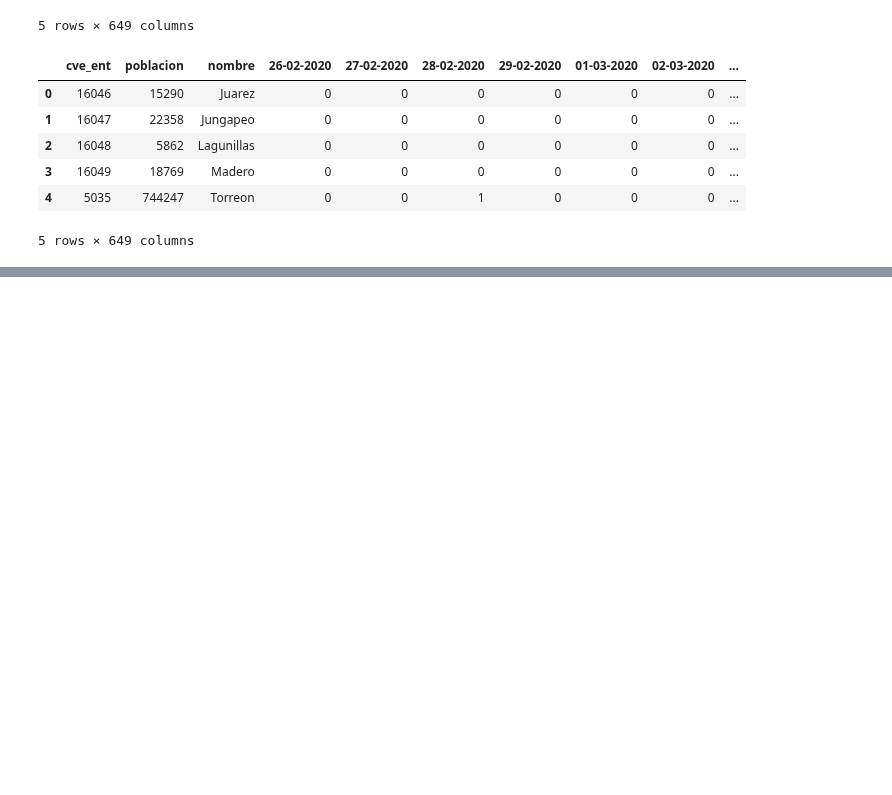
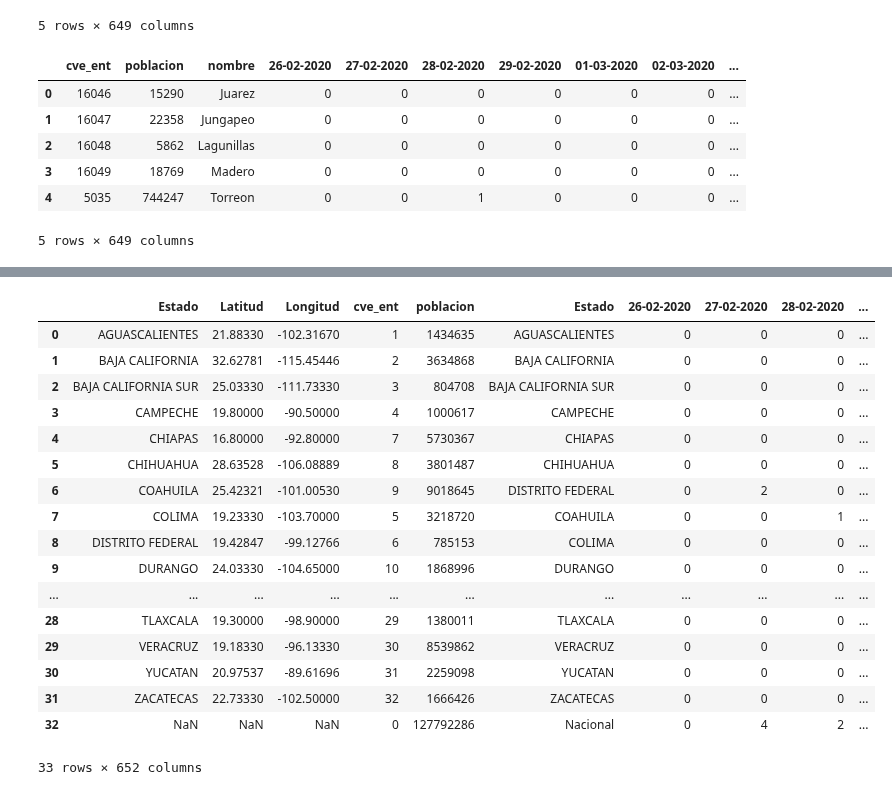
Before and after one commit to artthuro6/Covid-19, a Jupyter notebook: notebooks/Analisis/ETL.ipynb, the cells around one changed output, grey strips where cells are left out. Cells and saved outputs as stored; diff of their text form; code cells hidden in the pictures; blank space fills up the shorter version.

```diff
--- a/notebooks/Analisis/ETL.ipynb
+++ b/notebooks/Analisis/ETL.ipynb
@@ -36,9 +36,10 @@ df_municipal.head(5)
 | 4 | 5035 | 744247 | Torreon | 0 | 0 | 1 | 0 | 0 | 0 | ... |
 5 rows × 649 columns
 # %%
-l={}
+#Coordenadas de  estados
 with open('./../../datasets/cord.json', 'r', encoding='utf-8') as file:
     coordenada = file.read()
 
-print(coordenada)
+coordenada = json.loads(coordenada)
+coordenada
 # %% [output]
@@ -63,0 +68,4 @@ print(coordenada)
+# %%
+""" Cambiando de nombre una columna"""
+df_nacional.rename(columns={'nombre':'Estado'}, inplace=True)
+df_nacional.head(3)
@@ -63,0 +86,6 @@ print(coordenada)
+# %%
+""" Pasando a mayusculas todas los estados """
+df_coordenada = pd.DataFrame(coordenada)
+estado = [ w.upper() for w in df_coordenada.Estado]
+df_coordenada['Estado'] = estado
+df_coordenada.head(4)
@@ -63,0 +98,22 @@ print(coordenada)
+# %%
+""" Probando una merge con 2 tablas """
+pd.concat([df_coordenada.sort_values(by='Estado'), df_nacional.sort_values(by='Estado')], axis=1)
+# %% [output]
+|  | Estado | Latitud | Longitud | cve_ent | poblacion | Estado | 26-02-2020 | 27-02-2020 | 28-02-2020 | ... |
+| 0 | AGUASCALIENTES | 21.88330 | -102.31670 | 1 | 1434635 | AGUASCALIENTES | 0 | 0 | 0 | ... |
+| 1 | BAJA CALIFORNIA | 32.62781 | -115.45446 | 2 | 3634868 | BAJA CALIFORNIA | 0 | 0 | 0 | ... |
+| 2 | BAJA CALIFORNIA SUR | 25.03330 | -111.73330 | 3 | 804708 | BAJA CALIFORNIA SUR | 0 | 0 | 0 | ... |
+| 3 | CAMPECHE | 19.80000 | -90.50000 | 4 | 1000617 | CAMPECHE | 0 | 0 | 0 | ... |
+| 4 | CHIAPAS | 16.80000 | -92.80000 | 7 | 5730367 | CHIAPAS | 0 | 0 | 0 | ... |
+| 5 | CHIHUAHUA | 28.63528 | -106.08889 | 8 | 3801487 | CHIHUAHUA | 0 | 0 | 0 | ... |
+| 6 | COAHUILA | 25.42321 | -101.00530 | 9 | 9018645 | DISTRITO FEDERAL | 0 | 2 | 0 | ... |
+| 7 | COLIMA | 19.23330 | -103.70000 | 5 | 3218720 | COAHUILA | 0 | 0 | 1 | ... |
+| 8 | DISTRITO FEDERAL | 19.42847 | -99.12766 | 6 | 785153 | COLIMA | 0 | 0 | 0 | ... |
+| 9 | DURANGO | 24.03330 | -104.65000 | 10 | 1868996 | DURANGO | 0 | 0 | 0 | ... |
+| ... | ... | ... | ... | ... | ... | ... | ... | ... | ... | ... |
+| 28 | TLAXCALA | 19.30000 | -98.90000 | 29 | 1380011 | TLAXCALA | 0 | 0 | 0 | ... |
+| 29 | VERACRUZ | 19.18330 | -96.13330 | 30 | 8539862 | VERACRUZ | 0 | 0 | 0 | ... |
+| 30 | YUCATAN | 20.97537 | -89.61696 | 31 | 2259098 | YUCATAN | 0 | 0 | 0 | ... |
+| 31 | ZACATECAS | 22.73330 | -102.50000 | 32 | 1666426 | ZACATECAS | 0 | 0 | 0 | ... |
+| 32 | NaN | NaN | NaN | 0 | 127792286 | Nacional | 0 | 4 | 2 | ... |
+33 rows × 652 columns
```
Also changed, not shown: parts of 17 cells of this notebook, 3 other files.
